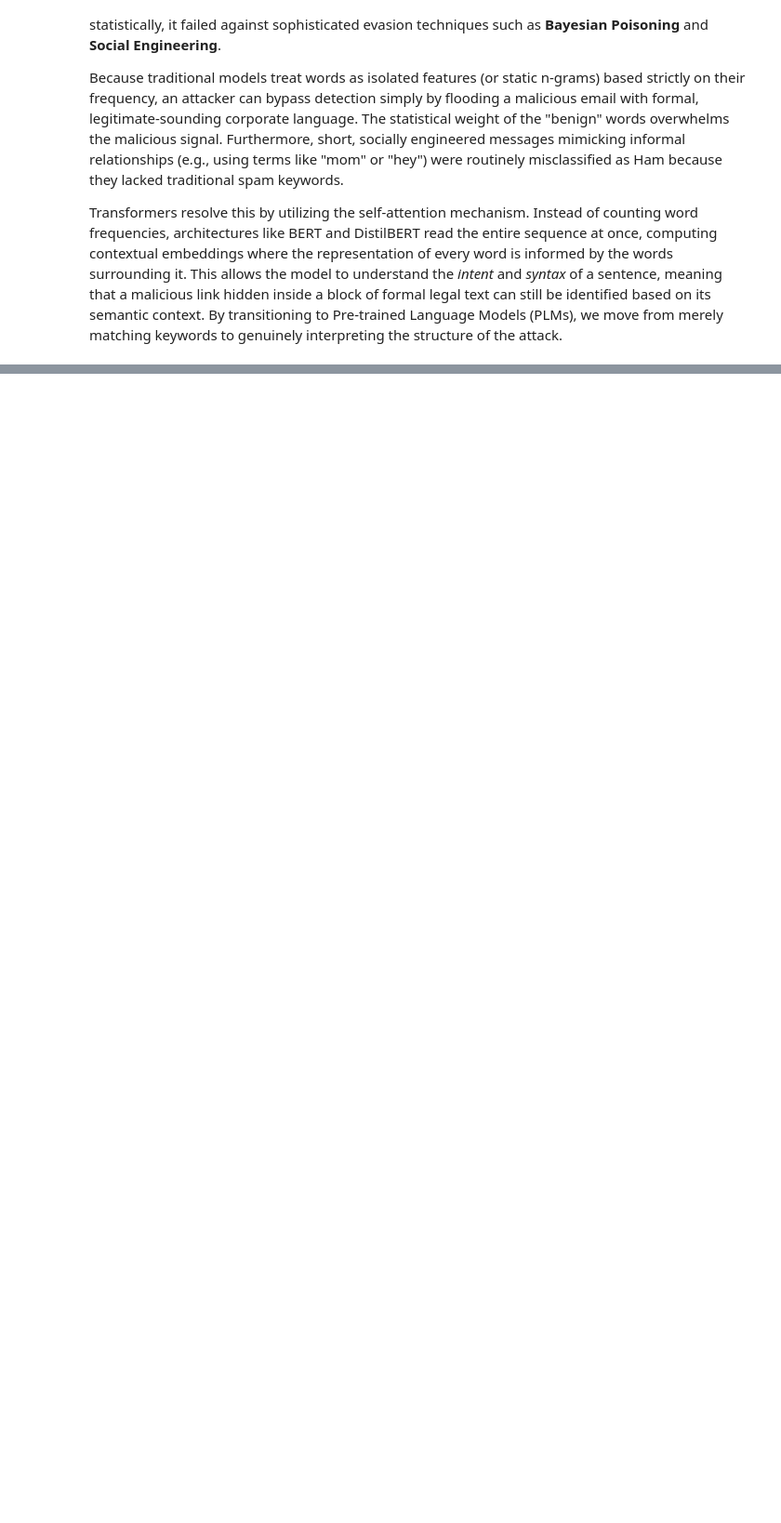
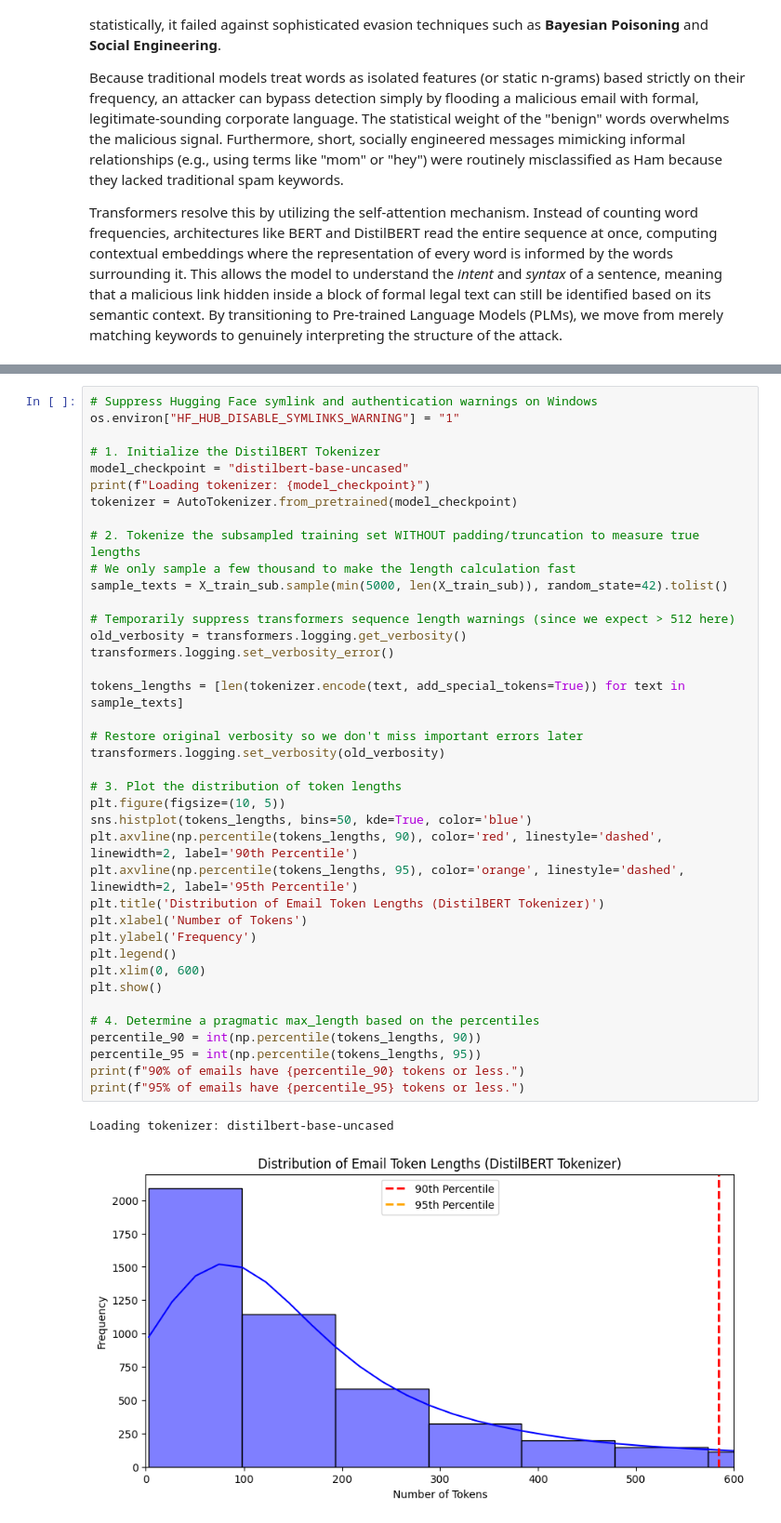
Before and after one commit to Alejandro-131004/Natural-Language-Processing, a Jupyter notebook: Project_2.ipynb, the cells around one changed output, grey strips where cells are left out. Shown at 93% size. Cells and saved outputs as stored; diff of their text form; blank space fills up the shorter version.

```diff
--- a/Project_2.ipynb
+++ b/Project_2.ipynb
@@ -72,0 +177,42 @@ Transformers resolve this by utilizing the self-attention mechanism. Instead of
+# %%
+# Suppress Hugging Face symlink and authentication warnings on Windows
+os.environ["HF_HUB_DISABLE_SYMLINKS_WARNING"] = "1"
+
+# 1. Initialize the DistilBERT Tokenizer
+model_checkpoint = "distilbert-base-uncased"
+print(f"Loading tokenizer: {model_checkpoint}")
+tokenizer = AutoTokenizer.from_pretrained(model_checkpoint)
+
+# 2. Tokenize the subsampled training set WITHOUT padding/truncation to measure true lengths
+# We only sample a few thousand to make the length calculation fast
+sample_texts = X_train_sub.sample(min(5000, len(X_train_sub)), random_state=42).tolist()
+
+# Temporarily suppress transformers sequence length warnings (since we expect > 512 here)
+old_verbosity = transformers.logging.get_verbosity()
+transformers.logging.set_verbosity_error()
+
+tokens_lengths = [len(tokenizer.encode(text, add_special_tokens=True)) for text in sample_texts]
+
+# Restore original verbosity so we don't miss important errors later
+transformers.logging.set_verbosity(old_verbosity)
+
+# 3. Plot the distribution of token lengths
+plt.figure(figsize=(10, 5))
+sns.histplot(tokens_lengths, bins=50, kde=True, color='blue')
+plt.axvline(np.percentile(tokens_lengths, 90), color='red', linestyle='dashed', linewidth=2, label='90th Percentile')
+plt.axvline(np.percentile(tokens_lengths, 95), color='orange', linestyle='dashed', linewidth=2, label='95th Percentile')
+plt.title('Distribution of Email Token Lengths (DistilBERT Tokenizer)')
+plt.xlabel('Number of Tokens')
+plt.ylabel('Frequency')
+plt.legend()
+plt.xlim(0, 600)
+plt.show()
+
+# 4. Determine a pragmatic max_length based on the percentiles
+percentile_90 = int(np.percentile(tokens_lengths, 90))
+percentile_95 = int(np.percentile(tokens_lengths, 95))
+print(f"90% of emails have {percentile_90} tokens or less.")
+print(f"95% of emails have {percentile_95} tokens or less.")
+# %% [output]
+Loading tokenizer: distilbert-base-uncased
+[figure, added]
```
Also changed, not shown: parts of 26 cells of this notebook.
